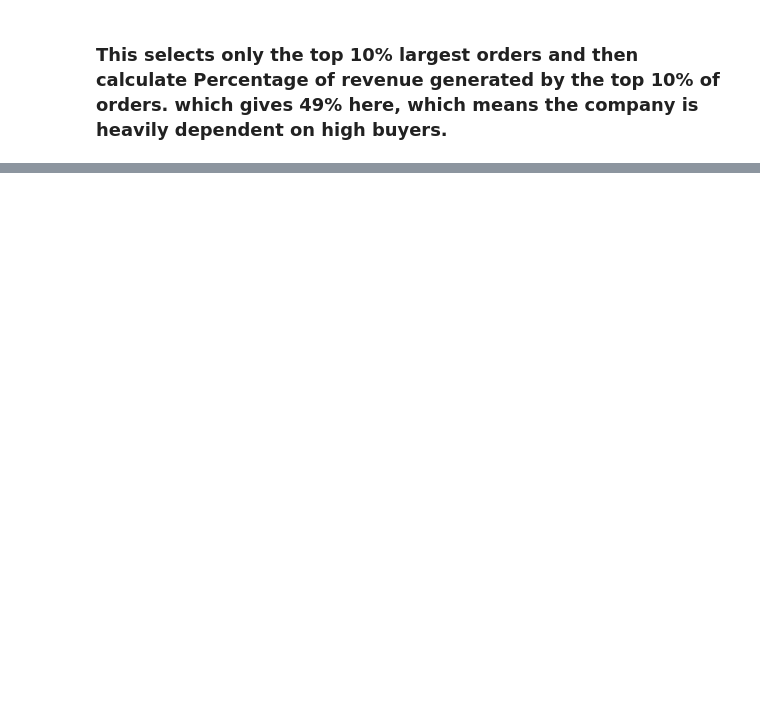
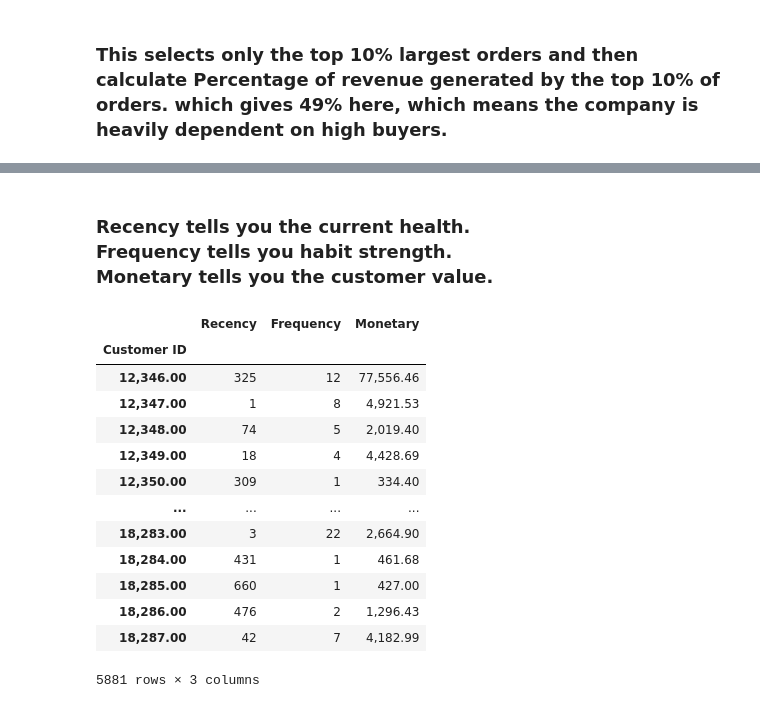
Before and after one commit to prajwal0756/retail-analytics-pipeline, a Jupyter notebook: notebooks/02_data_cleaning.ipynb, the cells around one changed output, grey strips where cells are left out. Saved outputs shown, nothing was run; the diff lists cells and outputs as text; code cells hidden in the pictures; blank space fills up the shorter version.

```diff
--- a/notebooks/02_data_cleaning.ipynb
+++ b/notebooks/02_data_cleaning.ipynb
@@ -356,0 +353,36 @@ np.float64(0.49039295931834076)
+# %%
+import datetime as dt
+
+reference_date = df['InvoiceDate'].max()
+
+recency = df.groupby('Customer ID')['InvoiceDate'].max()
+recency = (reference_date - recency).dt.days
+# %%
+frequency = df.groupby('Customer ID')['Invoice'].nunique()
+# %%
+monetary = df.groupby('Customer ID')['TotalPrice'].sum()
+# %% [markdown]
+### Recency tells you the current health.<br>  Frequency tells you habit strength. <br>Monetary tells you the customer value.
+# %%
+rfm = pd.DataFrame({
+    'Recency': recency,
+    'Frequency': frequency,
+    'Monetary': monetary
+})
+# %%
+rfm
+# %% [output]
+|  | Recency | Frequency | Monetary |
+| Customer ID |  |  |  |
+| 12,346.00 | 325 | 12 | 77,556.46 |
+| 12,347.00 | 1 | 8 | 4,921.53 |
+| 12,348.00 | 74 | 5 | 2,019.40 |
+| 12,349.00 | 18 | 4 | 4,428.69 |
+| 12,350.00 | 309 | 1 | 334.40 |
+| ... | ... | ... | ... |
+| 18,283.00 | 3 | 22 | 2,664.90 |
+| 18,284.00 | 431 | 1 | 461.68 |
+| 18,285.00 | 660 | 1 | 427.00 |
+| 18,286.00 | 476 | 2 | 1,296.43 |
+| 18,287.00 | 42 | 7 | 4,182.99 |
+5881 rows × 3 columns
```
Also changed, not shown: parts of 19 cells of this notebook.
